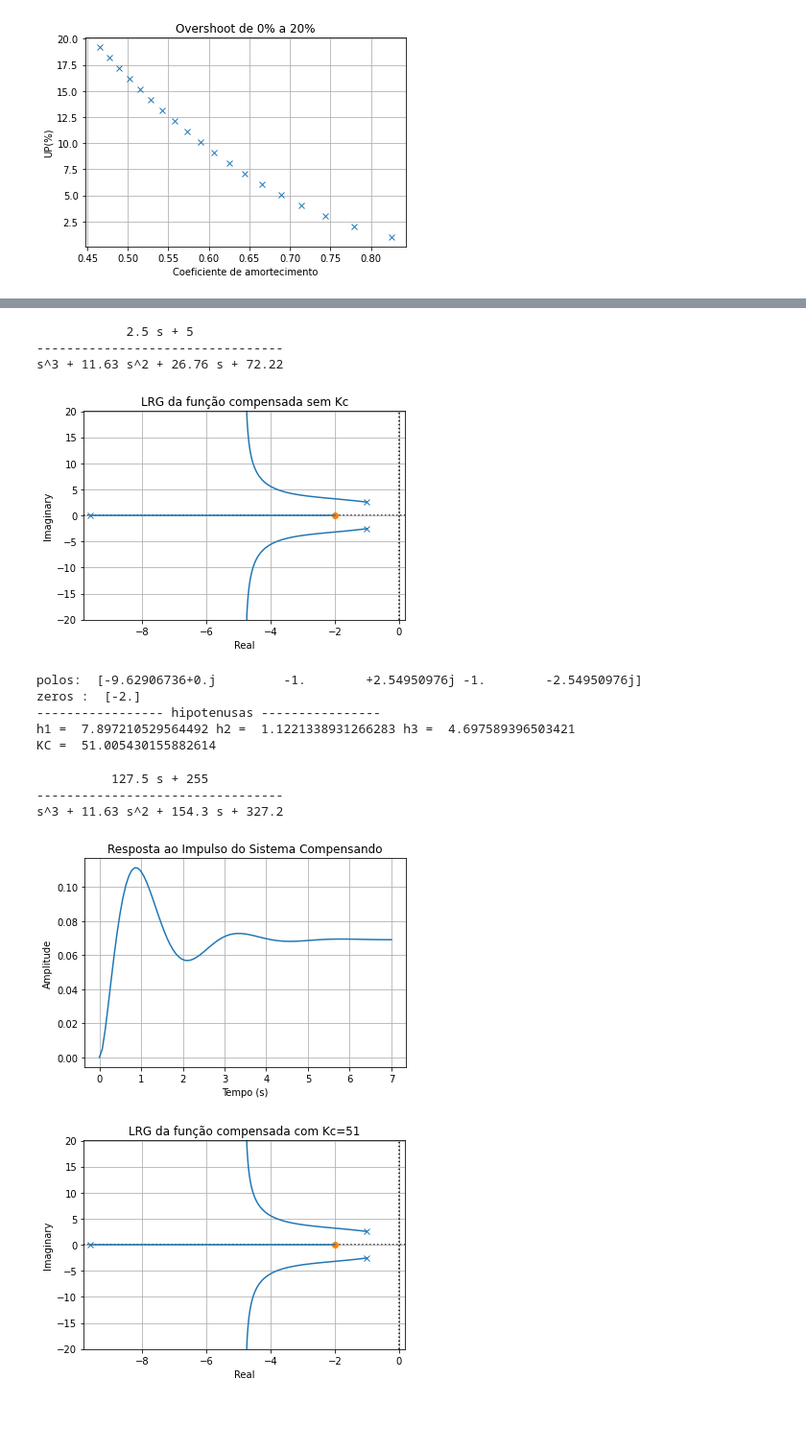
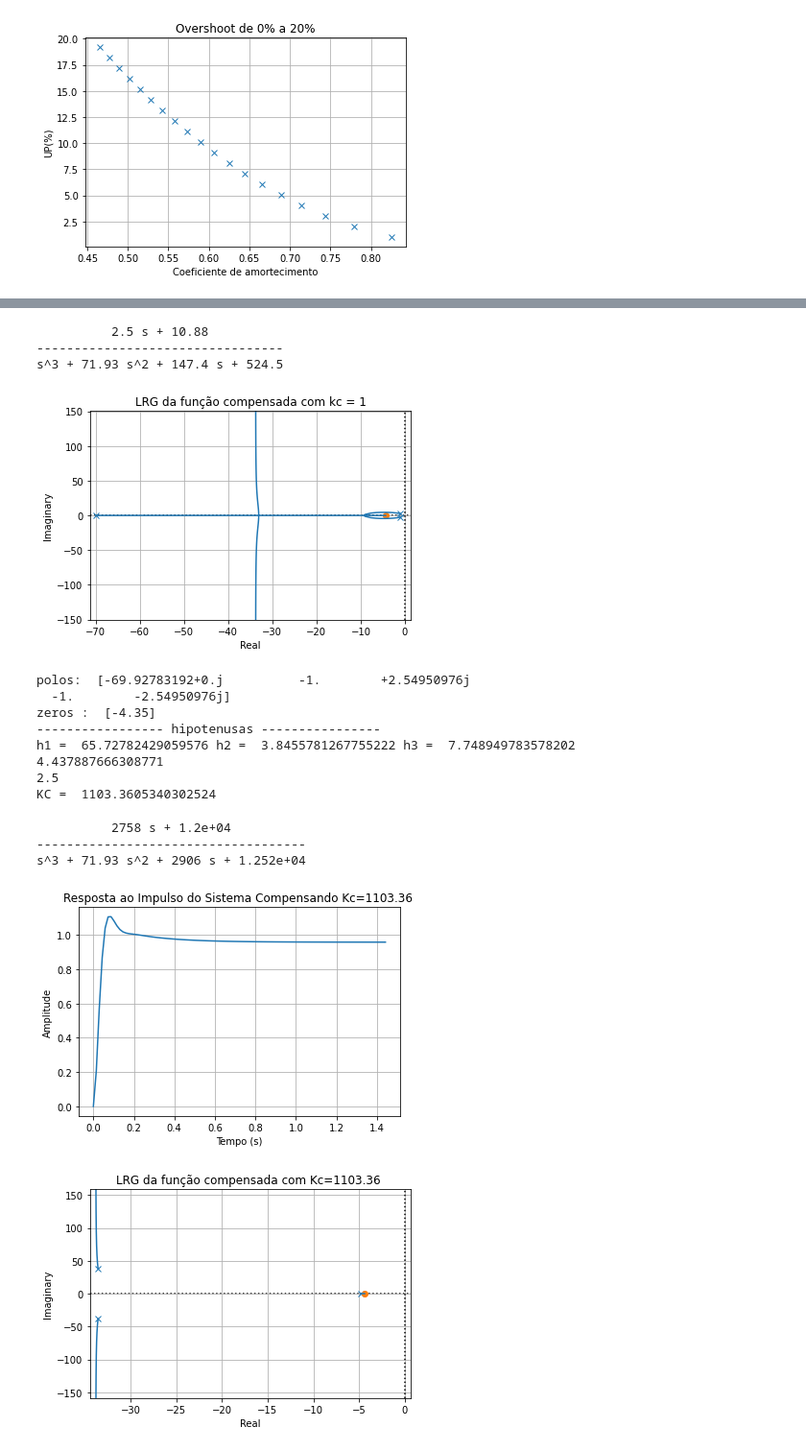
Before and after one commit to mfelippe/Python-Control-Systems, a Jupyter notebook: grupo_7.ipynb, the cells around one changed output, grey strips where cells are left out. Shown at 96% size. Saved outputs shown, nothing was run; the diff lists cells and outputs as text; code cells hidden in the pictures; blank space fills up the shorter version.

Commit message:
correção dos polos dominantes e plotes corretos

```diff
--- a/grupo_7.ipynb
+++ b/grupo_7.ipynb
@@ -169,8 +169,14 @@ plt.show()
 #---------------------------------------------------------------
 #novo wn
 zeta = 0.70
-wn = 1 /zeta*2
-
+margem_de_garantia = 0.5
+wn = margem_de_garantia + (4 /zeta*1)
+#ts (tempo de acomodação)
+ts = 4/(zeta*wn)
+print('Ts = ',ts,'s')
+#Mp (sobressinal)
+mp = 100 * np.exp((-1*zeta*np.pi)/np.sqrt(1-(zeta**2)))
+print("UP = ",mp, "%")
 # -------------** polos dominantes **--------------------------
 #             s = -zeta*wn +-jsqrt(1-zeta^2)
 #--------------------------------------------------------------
@@ -189,11 +197,12 @@ Numerador do compensador = s+ 2.0
 # %%
 #--------- Calculo da posição do Polo do Compensador(s+p) -----------
 n = np.size(s)
-d_zero = np.real(polos_g - s)
+d_zero = -1* np.real(s-polos_g)
+print(d_zero)
 
 angulo = np.real(np.zeros_like(polos_g)) #definição de angulos em relação ao polos dominantes
 for i in range(0,n): #for para prencher com os angulos em relação ao ponto
-    angulo[i] = 180 - (np.arctan(np.imag((polos_g[0]-s[i]))/d_zero[i])*(180/np.pi))# 180/pi garante que os valores seja em radianos
+    angulo[i] = 180 - (np.arctan(np.imag((s[0]- polos_g[i]))/d_zero[i])*(180/np.pi))# 180/pi garante que os valores seja em radianos
 print("lamb1 = ", angulo[0], "lamb2 = ",angulo[i])
 
 #---------------angulo phi_compensador-------------------------------
@@ -238,17 +248,17 @@ s + 9.629
 G_comp = G*comp # compensador sem o kc
 print(G_comp)
 # %% [output]
-            2.5 s + 5
+          2.5 s + 10.88
 ---------------------------------
-s^3 + 11.63 s^2 + 26.76 s + 72.22
+s^3 + 71.93 s^2 + 147.4 s + 524.5
 # %%
 #Raizes da função de transferencia de malha fechada sem KC
 klist1, rlist1 =ctl.rlocus(G_comp,Plot=True,PrintGain=True,grid=False)
-plt.title("LRG da função compensada sem Kc")
+plt.title("LRG da função compensada com kc = 1")
 plt.grid()
 plt.show()
 # %% [output]
-[figure, old version]
+[figure, new version]
 # %%
 #----------------- definição do ganho kc do compensador -----------------------
 #              -condição em modulo para o sistema comensado é-
@@ -275,8 +285,9 @@ print("h1 = ",H[0],"h2 = ",H[1],"h3 = ",H[2])
 
 #----------------------------------------------------
 C = np.imag(s[0])
+print(C)
 D = float(num)
-
+print(D)
 #--------------------KC---------------------------
 #------------------------------------------------
 
@@ -284,12 +295,16 @@ kc = (H[0]*H[1]*H[2])/C*D
 
 print("KC = " ,kc)
 # %% [output]
-polos:  [-9.62906736+0.j         -1.        +2.54950976j -1.        -2.54950976j]
-zeros :  [-2.]
+polos:  [-69.92783192+0.j          -1.        +2.54950976j
+  -1.        -2.54950976j]
+zeros :  [-4.35]
 ----------------- hipotenusas ----------------
-h1 =  7.897210529564492 h2 =  1.1221338931266283 h3 =  4.697589396503421
-KC =  51.005430155882614
+h1 =  65.72782429059576 h2 =  3.8455781267755222 h3 =  7.748949783578202
+4.437887666308771
+2.5
+KC =  1103.3605340302524
 # %%
+
 # -----------------------------------------------------------------------
 #                          SISTEMA COMPENSADO
 # ----------------------------------------------------------------------
@@ -298,27 +313,26 @@ G_comp = G*comp # compensador com compensador
 sys_compensado = ctl.feedback(kc*G_comp,1)
 print(sys_compensado)
 # %% [output]
-          127.5 s + 255
----------------------------------
-s^3 + 11.63 s^2 + 154.3 s + 327.2
+          2758 s + 1.2e+04
+------------------------------------
+s^3 + 71.93 s^2 + 2906 s + 1.252e+04
 # %%
-
 #resposta ao impulso - Sistema Compensando
-t2,y2 =ctl.step(G_comp)
+t2,y2 =ctl.step(sys_compensado)
 #plot da resposta ao Sistema Compensando
 plt.plot(y2,t2)
 plt.xlabel("Tempo (s)")
 plt.ylabel("Amplitude")
-plt.title("Resposta ao Impulso do Sistema Compensando")
+plt.title("Resposta ao Impulso do Sistema Compensando Kc=1103.36 ")
 plt.grid()
 plt.show()
 # %% [output]
-[figure, old version]
+[figure, new version]
 # %%
-#Raizes da função de transferencia de malha fechada sem KC
-klist1, rlist1 =ctl.rlocus(G_comp,Plot=True,PrintGain=True,grid=False)
-plt.title("LRG da função compensada com Kc=51")
+#Raizes da função de transferencia de malha fechada com kc = 1103.36
+klist1, rlist1 =ctl.rlocus(sys_compensado,Plot=True,PrintGain=True,grid=False)
+plt.title("LRG da função compensada com Kc=1103.36 ")
 plt.grid()
 plt.show()
 # %% [output]
-[figure, old version]
+[figure, new version]
```
Also changed, not shown: parts of 4 cells of this notebook, 1 other file.
